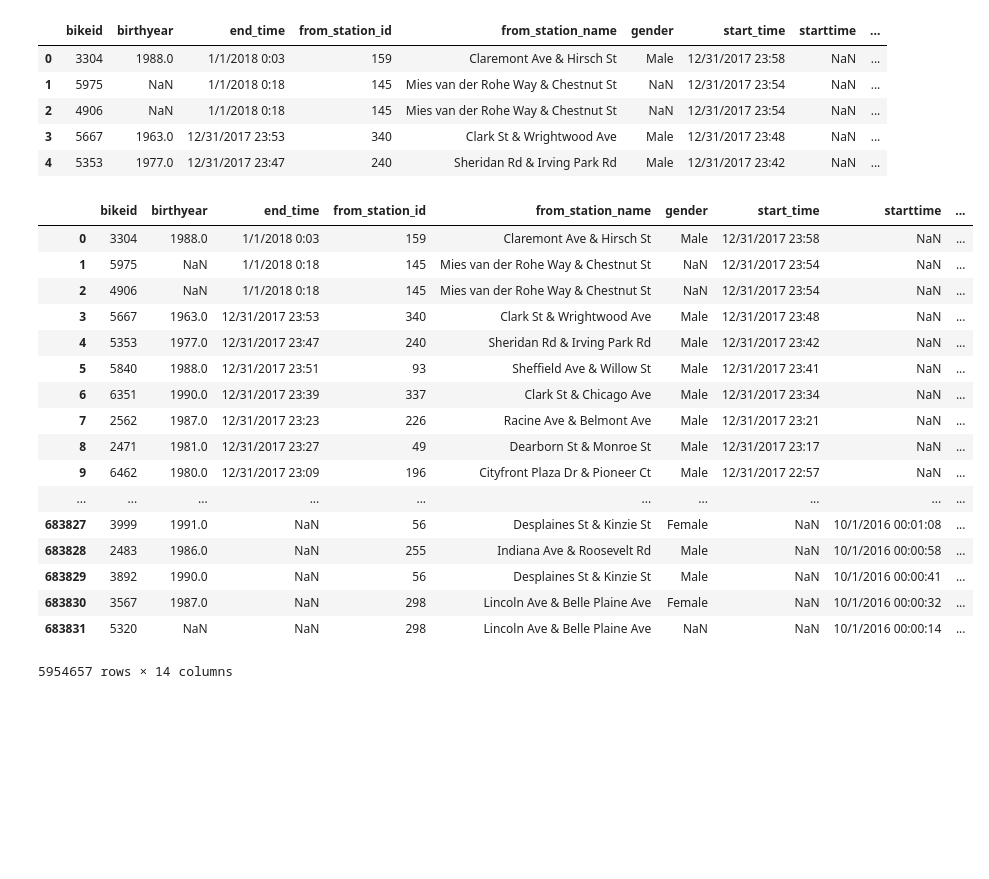
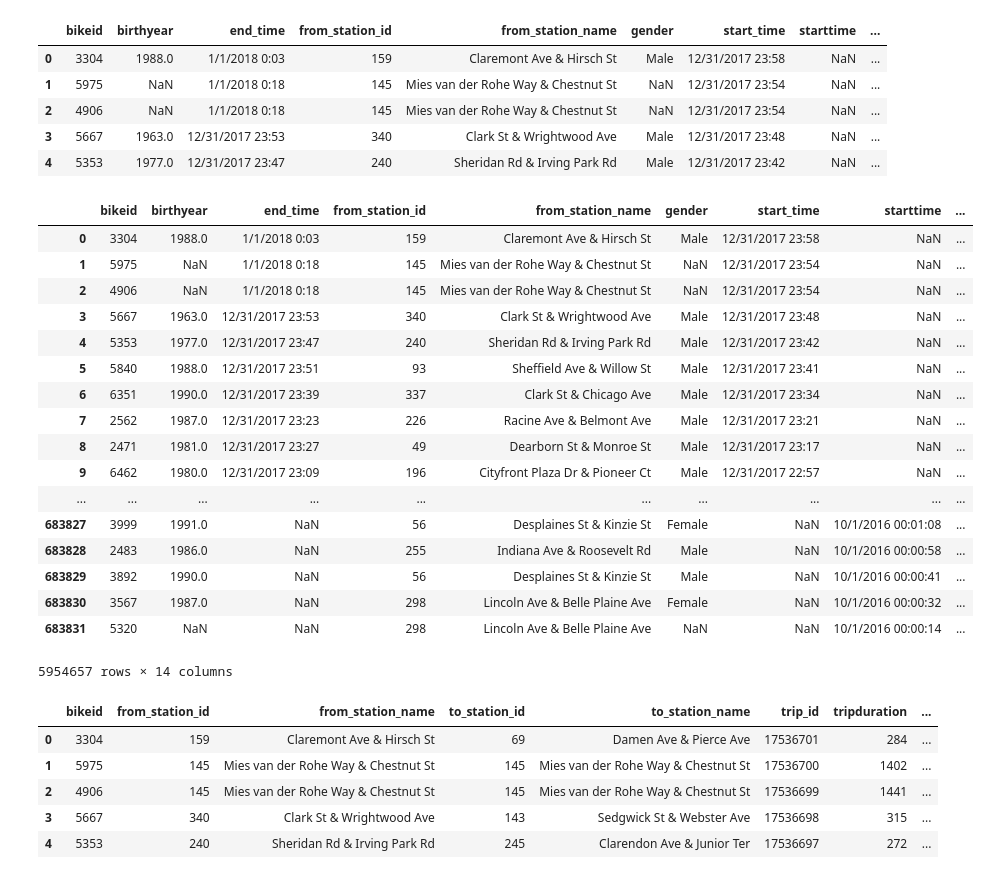
Before and after one commit to sponre01/ETL_Chicago_Divvy_vs_Taxi, a Jupyter notebook: ETL_Project_ML.ipynb, the cells around one changed output. Drawn from its saved outputs; the diff is of its cells as text; code cells hidden in the pictures; blank space fills up the shorter version.

```diff
--- a/ETL_Project_ML.ipynb
+++ b/ETL_Project_ML.ipynb
@@ -50,24 +87,42 @@ To retain the current behavior and silence the warning, pass 'sort=True'.
 | 2 | 4906 | NaN | 1/1/2018 0:18 | 145 | Mies van der Rohe Way & Chestnut St | NaN | 12/31/2017 23:54 | NaN | ... |
 | 3 | 5667 | 1963.0 | 12/31/2017 23:53 | 340 | Clark St & Wrightwood Ave | Male | 12/31/2017 23:48 | NaN | ... |
 | 4 | 5353 | 1977.0 | 12/31/2017 23:47 | 240 | Sheridan Rd & Irving Park Rd | Male | 12/31/2017 23:42 | NaN | ... |
+# %%
+# Print dataframe to assess number of rows and gage general integrity of the data
+
+Divvy_Trips_df
+# %% [output]
+|  | bikeid | birthyear | end_time | from_station_id | from_station_name | gender | start_time | starttime | ... |
+| 0 | 3304 | 1988.0 | 1/1/2018 0:03 | 159 | Claremont Ave & Hirsch St | Male | 12/31/2017 23:58 | NaN | ... |
+| 1 | 5975 | NaN | 1/1/2018 0:18 | 145 | Mies van der Rohe Way & Chestnut St | NaN | 12/31/2017 23:54 | NaN | ... |
+| 2 | 4906 | NaN | 1/1/2018 0:18 | 145 | Mies van der Rohe Way & Chestnut St | NaN | 12/31/2017 23:54 | NaN | ... |
+| 3 | 5667 | 1963.0 | 12/31/2017 23:53 | 340 | Clark St & Wrightwood Ave | Male | 12/31/2017 23:48 | NaN | ... |
+| 4 | 5353 | 1977.0 | 12/31/2017 23:47 | 240 | Sheridan Rd & Irving Park Rd | Male | 12/31/2017 23:42 | NaN | ... |
+| 5 | 5840 | 1988.0 | 12/31/2017 23:51 | 93 | Sheffield Ave & Willow St | Male | 12/31/2017 23:41 | NaN | ... |
+| 6 | 6351 | 1990.0 | 12/31/2017 23:39 | 337 | Clark St & Chicago Ave | Male | 12/31/2017 23:34 | NaN | ... |
+| 7 | 2562 | 1987.0 | 12/31/2017 23:23 | 226 | Racine Ave & Belmont Ave | Male | 12/31/2017 23:21 | NaN | ... |
+| 8 | 2471 | 1981.0 | 12/31/2017 23:27 | 49 | Dearborn St & Monroe St | Male | 12/31/2017 23:17 | NaN | ... |
+| 9 | 6462 | 1980.0 | 12/31/2017 23:09 | 196 | Cityfront Plaza Dr & Pioneer Ct | Male | 12/31/2017 22:57 | NaN | ... |
+| ... | ... | ... | ... | ... | ... | ... | ... | ... | ... |
+| 683827 | 3999 | 1991.0 | NaN | 56 | Desplaines St & Kinzie St | Female | NaN | 10/1/2016 00:01:08 | ... |
+| 683828 | 2483 | 1986.0 | NaN | 255 | Indiana Ave & Roosevelt Rd | Male | NaN | 10/1/2016 00:00:58 | ... |
+| 683829 | 3892 | 1990.0 | NaN | 56 | Desplaines St & Kinzie St | Male | NaN | 10/1/2016 00:00:41 | ... |
+| 683830 | 3567 | 1987.0 | NaN | 298 | Lincoln Ave & Belle Plaine Ave | Female | NaN | 10/1/2016 00:00:32 | ... |
+| 683831 | 5320 | NaN | NaN | 298 | Lincoln Ave & Belle Plaine Ave | NaN | NaN | 10/1/2016 00:00:14 | ... |
+5954657 rows × 14 columns
+# %%
+# Assess the data and drop the columns that might not be relevant to final analysis.
+# For this scenario (v. Taxis) we dropped the following: 'starttime','end_time','stoptime','start_time', 'gender','birthyear'
+
+#Divvy_Trips_df = Divvy_Trips_df.drop(columns=['starttime','end_time','stoptime'])
+#Divvy_Trips_df =Divvy_Trips_df.drop(columns=['start_time'])
+Divvy_Trips_df =Divvy_Trips_df.drop(columns=['gender','birthyear'])
 # %%
-Divvy_Trips_df
+Divvy_Trips_df.head()
 # %% [output]
-|  | bikeid | birthyear | end_time | from_station_id | from_station_name | gender | start_time | starttime | ... |
-| 0 | 3304 | 1988.0 | 1/1/2018 0:03 | 159 | Claremont Ave & Hirsch St | Male | 12/31/2017 23:58 | NaN | ... |
-| 1 | 5975 | NaN | 1/1/2018 0:18 | 145 | Mies van der Rohe Way & Chestnut St | NaN | 12/31/2017 23:54 | NaN | ... |
-| 2 | 4906 | NaN | 1/1/2018 0:18 | 145 | Mies van der Rohe Way & Chestnut St | NaN | 12/31/2017 23:54 | NaN | ... |
-| 3 | 5667 | 1963.0 | 12/31/2017 23:53 | 340 | Clark St & Wrightwood Ave | Male | 12/31/2017 23:48 | NaN | ... |
-| 4 | 5353 | 1977.0 | 12/31/2017 23:47 | 240 | Sheridan Rd & Irving Park Rd | Male | 12/31/2017 23:42 | NaN | ... |
-| 5 | 5840 | 1988.0 | 12/31/2017 23:51 | 93 | Sheffield Ave & Willow St | Male | 12/31/2017 23:41 | NaN | ... |
-| 6 | 6351 | 1990.0 | 12/31/2017 23:39 | 337 | Clark St & Chicago Ave | Male | 12/31/2017 23:34 | NaN | ... |
-| 7 | 2562 | 1987.0 | 12/31/2017 23:23 | 226 | Racine Ave & Belmont Ave | Male | 12/31/2017 23:21 | NaN | ... |
-| 8 | 2471 | 1981.0 | 12/31/2017 23:27 | 49 | Dearborn St & Monroe St | Male | 12/31/2017 23:17 | NaN | ... |
-| 9 | 6462 | 1980.0 | 12/31/2017 23:09 | 196 | Cityfront Plaza Dr & Pioneer Ct | Male | 12/31/2017 22:57 | NaN | ... |
-| ... | ... | ... | ... | ... | ... | ... | ... | ... | ... |
-| 683827 | 3999 | 1991.0 | NaN | 56 | Desplaines St & Kinzie St | Female | NaN | 10/1/2016 00:01:08 | ... |
-| 683828 | 2483 | 1986.0 | NaN | 255 | Indiana Ave & Roosevelt Rd | Male | NaN | 10/1/2016 00:00:58 | ... |
-| 683829 | 3892 | 1990.0 | NaN | 56 | Desplaines St & Kinzie St | Male | NaN | 10/1/2016 00:00:41 | ... |
-| 683830 | 3567 | 1987.0 | NaN | 298 | Lincoln Ave & Belle Plaine Ave | Female | NaN | 10/1/2016 00:00:32 | ... |
-| 683831 | 5320 | NaN | NaN | 298 | Lincoln Ave & Belle Plaine Ave | NaN | NaN | 10/1/2016 00:00:14 | ... |
+|  | bikeid | from_station_id | from_station_name | to_station_id | to_station_name | trip_id | tripduration | ... |
+| 0 | 3304 | 159 | Claremont Ave & Hirsch St | 69 | Damen Ave & Pierce Ave | 17536701 | 284 | ... |
+| 1 | 5975 | 145 | Mies van der Rohe Way & Chestnut St | 145 | Mies van der Rohe Way & Chestnut St | 17536700 | 1402 | ... |
+| 2 | 4906 | 145 | Mies van der Rohe Way & Chestnut St | 145 | Mies van der Rohe Way & Chestnut St | 17536699 | 1441 | ... |
+| 3 | 5667 | 340 | Clark St & Wrightwood Ave | 143 | Sedgwick St & Webster Ave | 17536698 | 315 | ... |
+| 4 | 5353 | 240 | Sheridan Rd & Irving Park Rd | 245 | Clarendon Ave & Junior Ter | 17536697 | 272 | ... |
-5954657 rows × 14 columns
```
Also changed, not shown: parts of 21 cells of this notebook.
